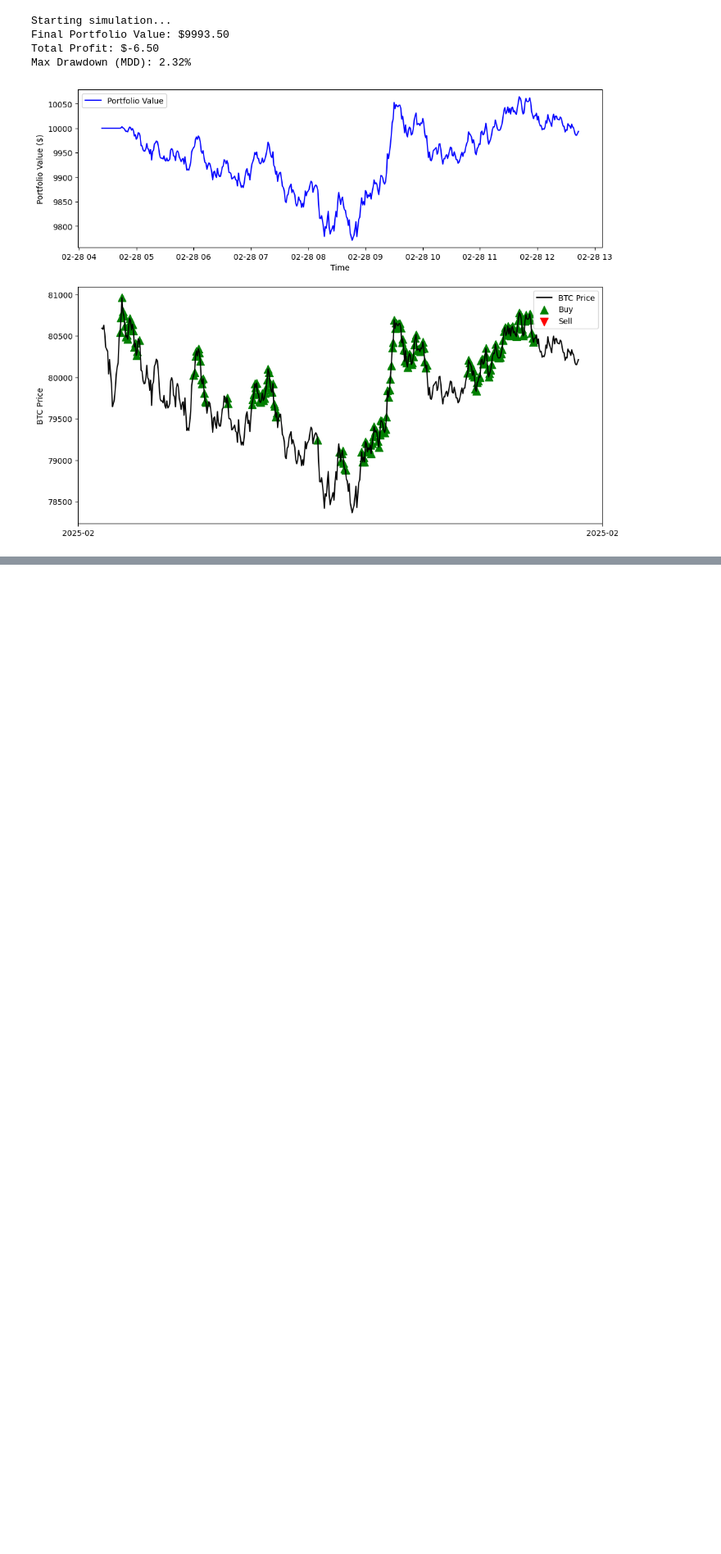
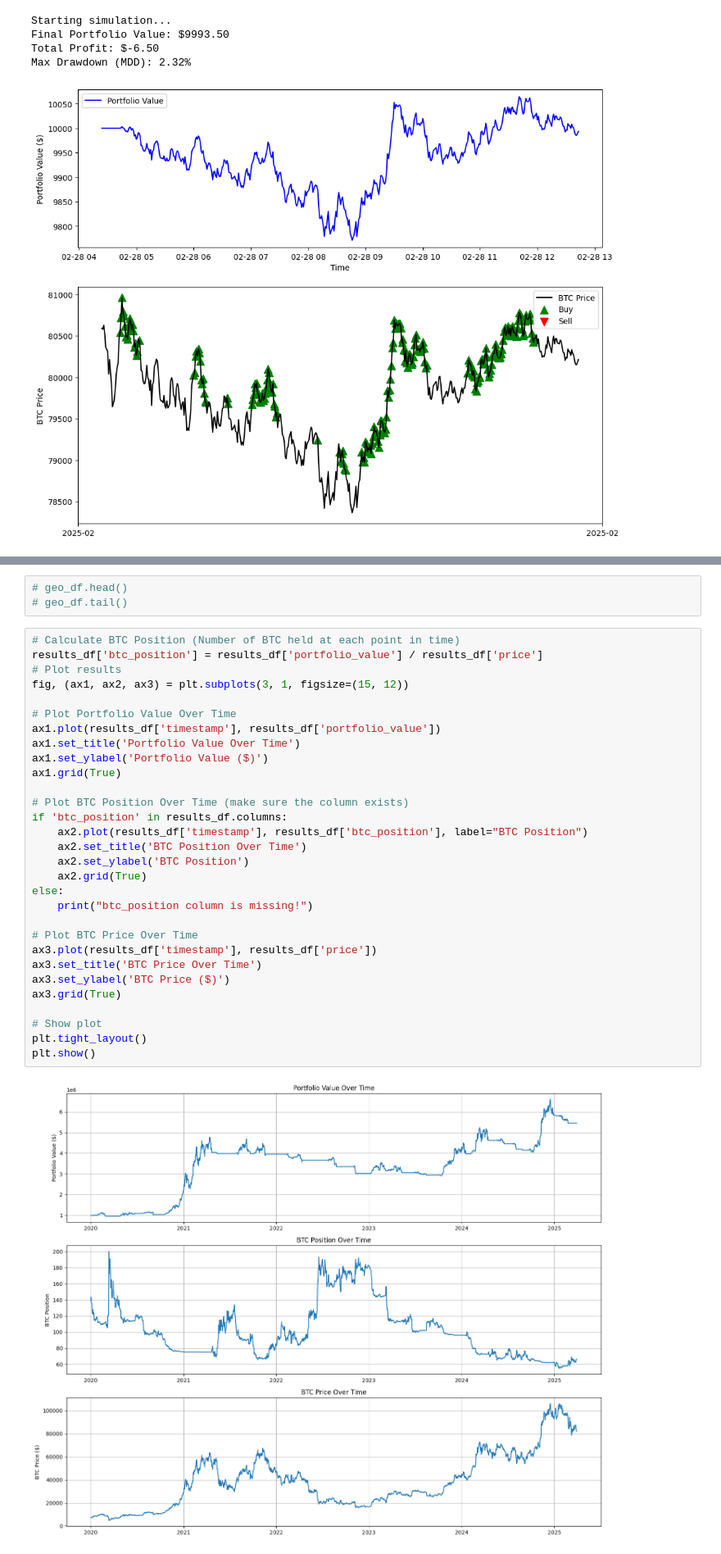
Before and after one commit to Lim-Rong-Jun/Btech-Trading-Bot, a Jupyter notebook: Grid_Trading_Bot/Geomtric_Grid_Trading.ipynb, the cells around one changed output, grey strips where cells are left out. Shown at 82% size. Drawn from its saved outputs; the diff is of its cells as text; blank space fills up the shorter version.

```diff
--- a/Grid_Trading_Bot/Geomtric_Grid_Trading.ipynb
+++ b/Grid_Trading_Bot/Geomtric_Grid_Trading.ipynb
@@ -1629,0 +1918,35 @@ Max Drawdown (MDD): 2.32%
+# %%
+# geo_df.head()
+# geo_df.tail()
+# %%
+# Calculate BTC Position (Number of BTC held at each point in time)
+results_df['btc_position'] = results_df['portfolio_value'] / results_df['price']
+# Plot results
+fig, (ax1, ax2, ax3) = plt.subplots(3, 1, figsize=(15, 12))
+
+# Plot Portfolio Value Over Time
+ax1.plot(results_df['timestamp'], results_df['portfolio_value'])
+ax1.set_title('Portfolio Value Over Time')
+ax1.set_ylabel('Portfolio Value ($)')
+ax1.grid(True)
+
+# Plot BTC Position Over Time (make sure the column exists)
+if 'btc_position' in results_df.columns:
+    ax2.plot(results_df['timestamp'], results_df['btc_position'], label="BTC Position")
+    ax2.set_title('BTC Position Over Time')
+    ax2.set_ylabel('BTC Position')
+    ax2.grid(True)
+else:
+    print("btc_position column is missing!")
+
+# Plot BTC Price Over Time
+ax3.plot(results_df['timestamp'], results_df['price'])
+ax3.set_title('BTC Price Over Time')
+ax3.set_ylabel('BTC Price ($)')
+ax3.grid(True)
+
+# Show plot
+plt.tight_layout()
+plt.show()
+# %% [output]
+[figure, added]
```
Also changed, not shown: parts of 3 cells of this notebook, 1 other file.
